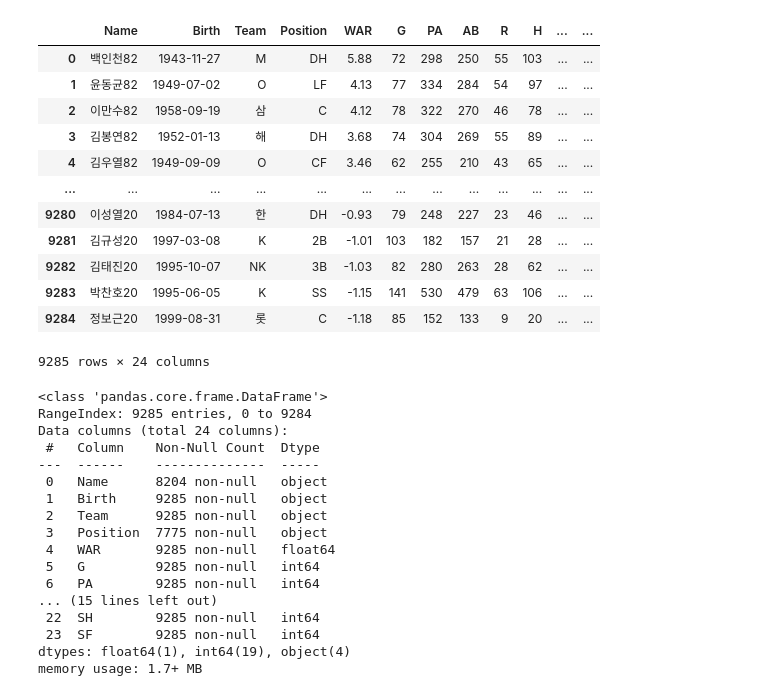
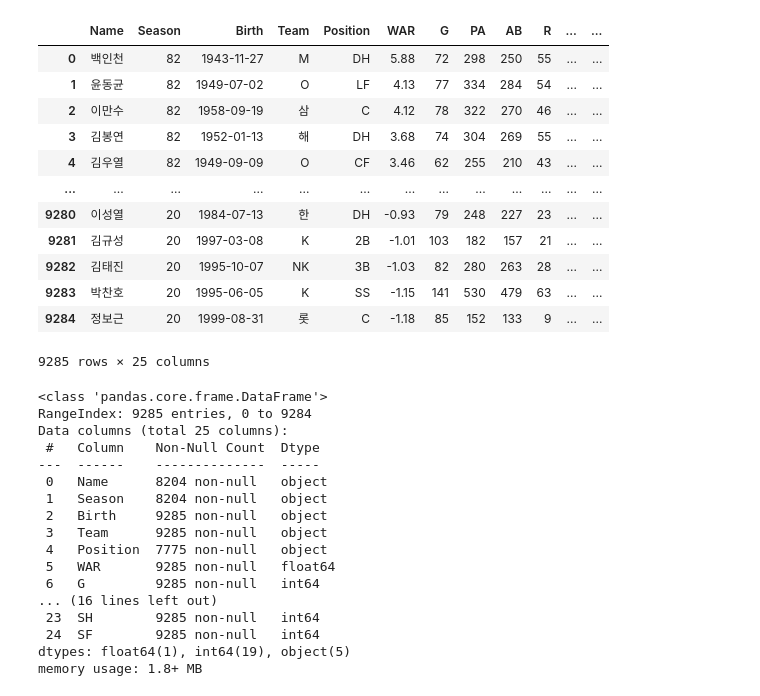
Before and after one commit to YeriNbow/KBO-Analysis, a Jupyter notebook: KBO Batter Analysis.ipynb, the cells around one changed output. Cells and saved outputs as stored; diff of their text form; code cells hidden in the pictures.

```diff
--- a/KBO Batter Analysis.ipynb
+++ b/KBO Batter Analysis.ipynb
@@ -6,40 +6,40 @@ import scipy as sc
 import seaborn as sns
 import re
 # %%
-df = pd.read_excel(r'D:\IT\mywork\Project\KBO-Analysis\kbo_batter.xlsx', encoding='utf-8', index=False)
+df = pd.read_excel(r'D:\IT\mywork\Project\KBO-Analysis\dataset\kbo_batter.xlsx', encoding='utf-8', index=False, dtype={'Season': object})
 df
 # %% [output]
-|  | Name | Birth | Team | Position | WAR | G | PA | AB | R | H | ... | ... |
-| 0 | 백인천82 | 1943-11-27 | M | DH | 5.88 | 72 | 298 | 250 | 55 | 103 | ... | ... |
-| 1 | 윤동균82 | 1949-07-02 | O | LF | 4.13 | 77 | 334 | 284 | 54 | 97 | ... | ... |
-| 2 | 이만수82 | 1958-09-19 | 삼 | C | 4.12 | 78 | 322 | 270 | 46 | 78 | ... | ... |
-| 3 | 김봉연82 | 1952-01-13 | 해 | DH | 3.68 | 74 | 304 | 269 | 55 | 89 | ... | ... |
-| 4 | 김우열82 | 1949-09-09 | O | CF | 3.46 | 62 | 255 | 210 | 43 | 65 | ... | ... |
+|  | Name | Season | Birth | Team | Position | WAR | G | PA | AB | R | ... | ... |
+| 0 | 백인천 | 82 | 1943-11-27 | M | DH | 5.88 | 72 | 298 | 250 | 55 | ... | ... |
+| 1 | 윤동균 | 82 | 1949-07-02 | O | LF | 4.13 | 77 | 334 | 284 | 54 | ... | ... |
+| 2 | 이만수 | 82 | 1958-09-19 | 삼 | C | 4.12 | 78 | 322 | 270 | 46 | ... | ... |
+| 3 | 김봉연 | 82 | 1952-01-13 | 해 | DH | 3.68 | 74 | 304 | 269 | 55 | ... | ... |
+| 4 | 김우열 | 82 | 1949-09-09 | O | CF | 3.46 | 62 | 255 | 210 | 43 | ... | ... |
 | ... | ... | ... | ... | ... | ... | ... | ... | ... | ... | ... | ... | ... |
-| 9280 | 이성열20 | 1984-07-13 | 한 | DH | -0.93 | 79 | 248 | 227 | 23 | 46 | ... | ... |
-| 9281 | 김규성20 | 1997-03-08 | K | 2B | -1.01 | 103 | 182 | 157 | 21 | 28 | ... | ... |
-| 9282 | 김태진20 | 1995-10-07 | NK | 3B | -1.03 | 82 | 280 | 263 | 28 | 62 | ... | ... |
-| 9283 | 박찬호20 | 1995-06-05 | K | SS | -1.15 | 141 | 530 | 479 | 63 | 106 | ... | ... |
-| 9284 | 정보근20 | 1999-08-31 | 롯 | C | -1.18 | 85 | 152 | 133 | 9 | 20 | ... | ... |
+| 9280 | 이성열 | 20 | 1984-07-13 | 한 | DH | -0.93 | 79 | 248 | 227 | 23 | ... | ... |
+| 9281 | 김규성 | 20 | 1997-03-08 | K | 2B | -1.01 | 103 | 182 | 157 | 21 | ... | ... |
+| 9282 | 김태진 | 20 | 1995-10-07 | NK | 3B | -1.03 | 82 | 280 | 263 | 28 | ... | ... |
+| 9283 | 박찬호 | 20 | 1995-06-05 | K | SS | -1.15 | 141 | 530 | 479 | 63 | ... | ... |
+| 9284 | 정보근 | 20 | 1999-08-31 | 롯 | C | -1.18 | 85 | 152 | 133 | 9 | ... | ... |
-9285 rows × 24 columns
+9285 rows × 25 columns
 # %%
 df.info()
 # %% [output]
 <class 'pandas.core.frame.DataFrame'>
 RangeIndex: 9285 entries, 0 to 9284
-Data columns (total 24 columns):
+Data columns (total 25 columns):
  #   Column    Non-Null Count  Dtype
 ---  ------    --------------  -----
  0   Name      8204 non-null   object
- 1   Birth     9285 non-null   object
- 2   Team      9285 non-null   object
- 3   Position  7775 non-null   object
- 4   WAR       9285 non-null   float64
- 5   G         9285 non-null   int64
- 6   PA        9285 non-null   int64
-... (15 lines left out)
- 22  SH        9285 non-null   int64
- 23  SF        9285 non-null   int64
-dtypes: float64(1), int64(19), object(4)
-memory usage: 1.7+ MB
+ 1   Season    8204 non-null   object
+ 2   Birth     9285 non-null   object
+ 3   Team      9285 non-null   object
+ 4   Position  7775 non-null   object
+ 5   WAR       9285 non-null   float64
+ 6   G         9285 non-null   int64
+... (16 lines left out)
+ 23  SH        9285 non-null   int64
+ 24  SF        9285 non-null   int64
+dtypes: float64(1), int64(19), object(5)
+memory usage: 1.8+ MB
 # %%
```
Also changed, not shown: parts of 9 cells of this notebook.
